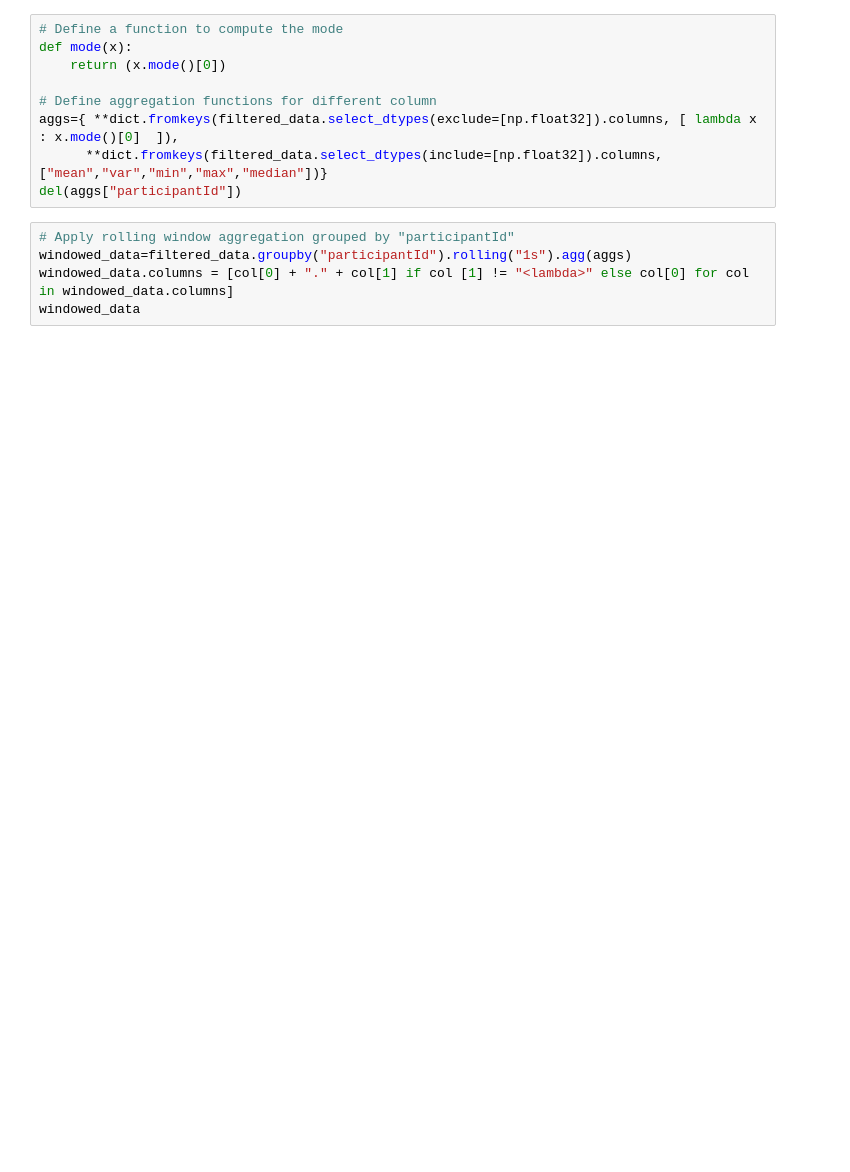
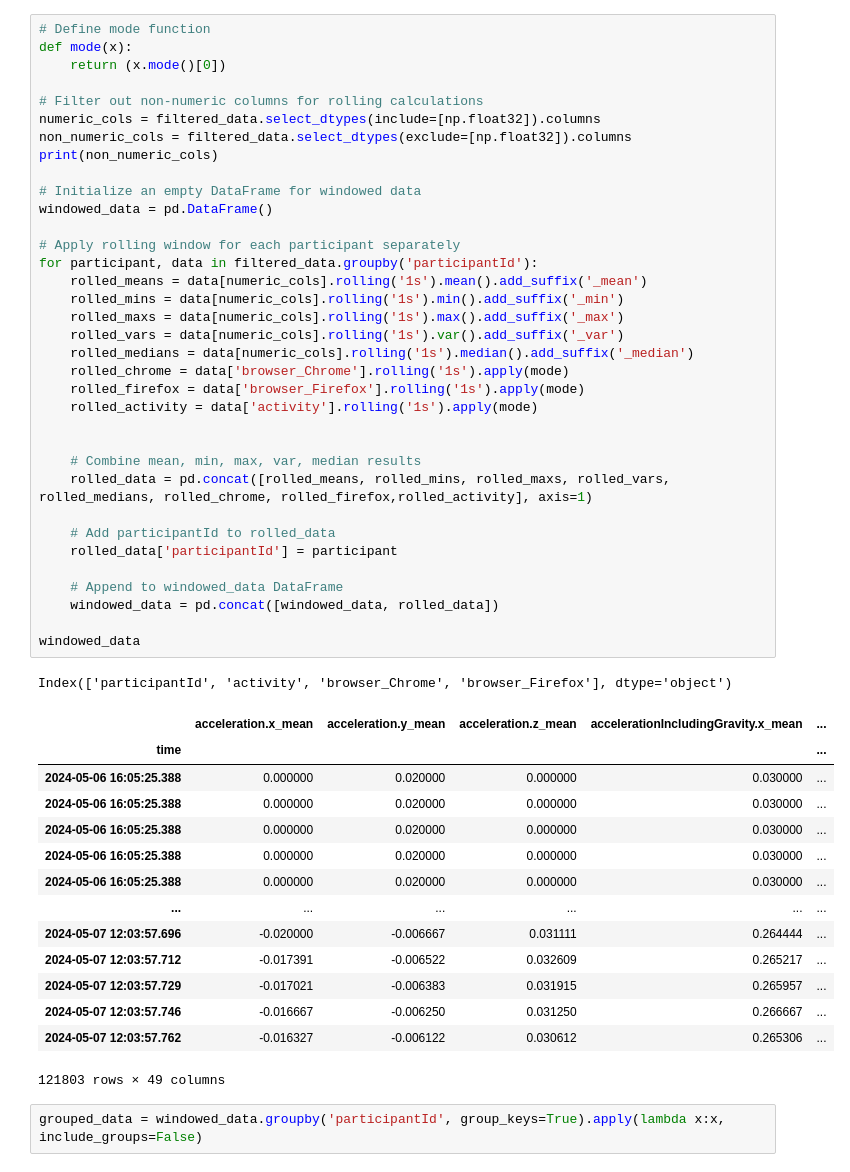
Before and after one commit to BarisUmutKizilcelik/Exercises, a Jupyter notebook: Exercise3 WithoutGraphicalResults.ipynb, the cells around one changed output. Drawn from its saved outputs; the diff is of its cells as text; blank space fills up the shorter version.

```diff
--- a/Exercise3 WithoutGraphicalResults.ipynb
+++ b/Exercise3 WithoutGraphicalResults.ipynb
@@ -83,17 +86,56 @@ filtered_data
 | 2024-05-07 12:03:57.746 | 0.0 | 0.0 | 0.0 | 0.3 | 4.7 | ... |
 | 2024-05-07 12:03:57.762 | 0.0 | 0.0 | 0.0 | 0.2 | 4.7 | ... |
 121803 rows × 13 columns
-# %%
-# Define a function to compute the mode
-def mode(x):
-    return (x.mode()[0])
-
-# Define aggregation functions for different column
-aggs={ **dict.fromkeys(filtered_data.select_dtypes(exclude=[np.float32]).columns, [ lambda x : x.mode()[0]  ]),
-      **dict.fromkeys(filtered_data.select_dtypes(include=[np.float32]).columns, ["mean","var","min","max","median"])}
-del(aggs["participantId"])
-# %%
-# Apply rolling window aggregation grouped by "participantId"
-windowed_data=filtered_data.groupby("participantId").rolling("1s").agg(aggs)
-windowed_data.columns = [col[0] + "." + col[1] if col [1] != "<lambda>" else col[0] for col in windowed_data.columns]
-windowed_data
+# %%
+# Define mode function
+def mode(x):
+    return (x.mode()[0])
+
+# Filter out non-numeric columns for rolling calculations
+numeric_cols = filtered_data.select_dtypes(include=[np.float32]).columns
+non_numeric_cols = filtered_data.select_dtypes(exclude=[np.float32]).columns
+print(non_numeric_cols)
+
+# Initialize an empty DataFrame for windowed data
+windowed_data = pd.DataFrame()
+
+# Apply rolling window for each participant separately
+for participant, data in filtered_data.groupby('participantId'):
+    rolled_means = data[numeric_cols].rolling('1s').mean().add_suffix('_mean')
+    rolled_mins = data[numeric_cols].rolling('1s').min().add_suffix('_min')
+    rolled_maxs = data[numeric_cols].rolling('1s').max().add_suffix('_max')
+    rolled_vars = data[numeric_cols].rolling('1s').var().add_suffix('_var')
+    rolled_medians = data[numeric_cols].rolling('1s').median().add_suffix('_median')
+    rolled_chrome = data['browser_Chrome'].rolling('1s').apply(mode)
+    rolled_firefox = data['browser_Firefox'].rolling('1s').apply(mode)
+    rolled_activity = data['activity'].rolling('1s').apply(mode)
+
+
+    # Combine mean, min, max, var, median results
+    rolled_data = pd.concat([rolled_means, rolled_mins, rolled_maxs, rolled_vars, rolled_medians, rolled_chrome, rolled_firefox,rolled_activity], axis=1)
+
+    # Add participantId to rolled_data
+    rolled_data['participantId'] = participant
+
+    # Append to windowed_data DataFrame
+    windowed_data = pd.concat([windowed_data, rolled_data])
+
+windowed_data
+# %% [output]
+Index(['participantId', 'activity', 'browser_Chrome', 'browser_Firefox'], dtype='object')
+|  | acceleration.x_mean | acceleration.y_mean | acceleration.z_mean | accelerationIncludingGravity.x_mean | ... |
+| time |  |  |  |  | ... |
+| 2024-05-06 16:05:25.388 | 0.000000 | 0.020000 | 0.000000 | 0.030000 | ... |
+| 2024-05-06 16:05:25.388 | 0.000000 | 0.020000 | 0.000000 | 0.030000 | ... |
+| 2024-05-06 16:05:25.388 | 0.000000 | 0.020000 | 0.000000 | 0.030000 | ... |
+| 2024-05-06 16:05:25.388 | 0.000000 | 0.020000 | 0.000000 | 0.030000 | ... |
+| 2024-05-06 16:05:25.388 | 0.000000 | 0.020000 | 0.000000 | 0.030000 | ... |
+| ... | ... | ... | ... | ... | ... |
+| 2024-05-07 12:03:57.696 | -0.020000 | -0.006667 | 0.031111 | 0.264444 | ... |
+| 2024-05-07 12:03:57.712 | -0.017391 | -0.006522 | 0.032609 | 0.265217 | ... |
+| 2024-05-07 12:03:57.729 | -0.017021 | -0.006383 | 0.031915 | 0.265957 | ... |
+| 2024-05-07 12:03:57.746 | -0.016667 | -0.006250 | 0.031250 | 0.266667 | ... |
+| 2024-05-07 12:03:57.762 | -0.016327 | -0.006122 | 0.030612 | 0.265306 | ... |
+121803 rows × 49 columns
+# %%
+grouped_data = windowed_data.groupby('participantId', group_keys=True).apply(lambda x:x, include_groups=False)
```
Also changed, not shown: parts of 19 cells of this notebook.
